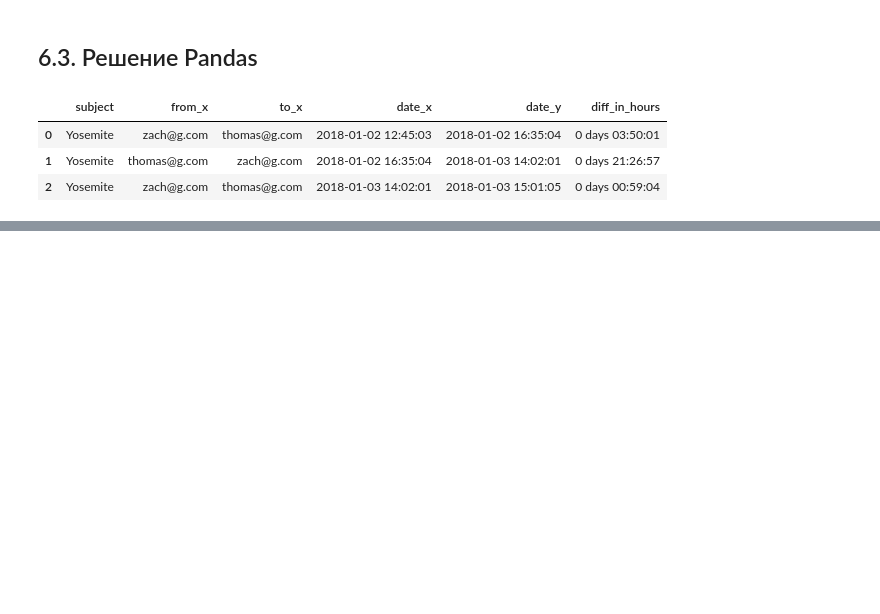
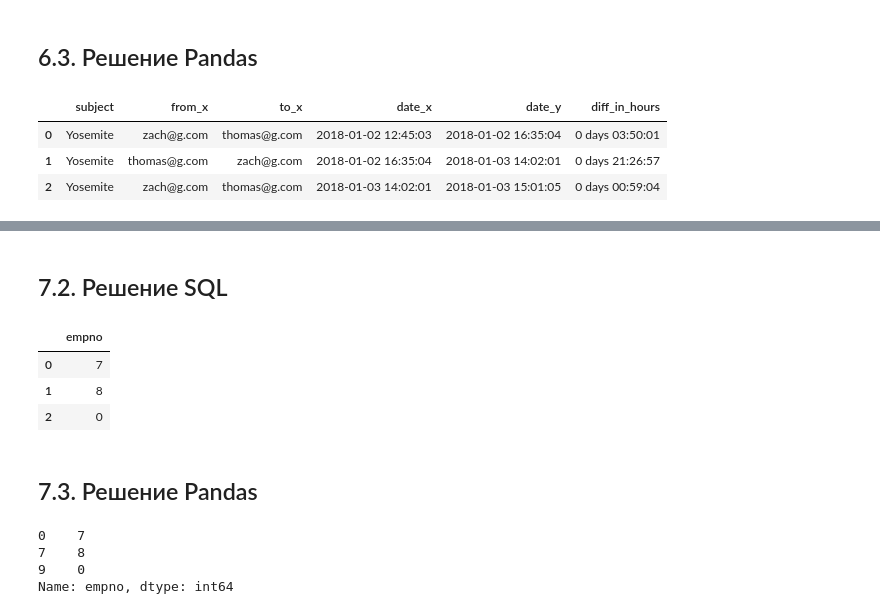
Before and after one commit to bebyakinb/test_assignments-Analyst-, a Jupyter notebook: habr/SQL_Hardest_Interview_Tasks.ipynb, the cells around one changed output, grey strips where cells are left out. Cells and saved outputs as stored; diff of their text form; code cells hidden in the pictures; blank space fills up the shorter version.

```diff
--- a/habr/SQL_Hardest_Interview_Tasks.ipynb
+++ b/habr/SQL_Hardest_Interview_Tasks.ipynb
@@ -659,0 +707,27 @@ emails_extended.groupby(['subject',
+# %% [markdown]
+## 7.2. Решение SQL
+# %%
+sql = '''
+with max_salary as (
+  select max(salary) as max_salary
+  from salaries
+)
+
+select empno from salaries
+join max_salary on salaries.salary = max_salary.max_salary
+'''
+select(sql)
+# %% [output]
+|  | empno |
+| 0 | 7 |
+| 1 | 8 |
+| 2 | 0 |
+# %% [markdown]
+## 7.3. Решение Pandas
+# %%
+salaries[salaries['salary'] == salaries['salary'].max()]['empno']
+# %% [output]
+0    7
+7    8
+9    0
+Name: empno, dtype: int64
```
Also changed, not shown: parts of 20 cells of this notebook.
